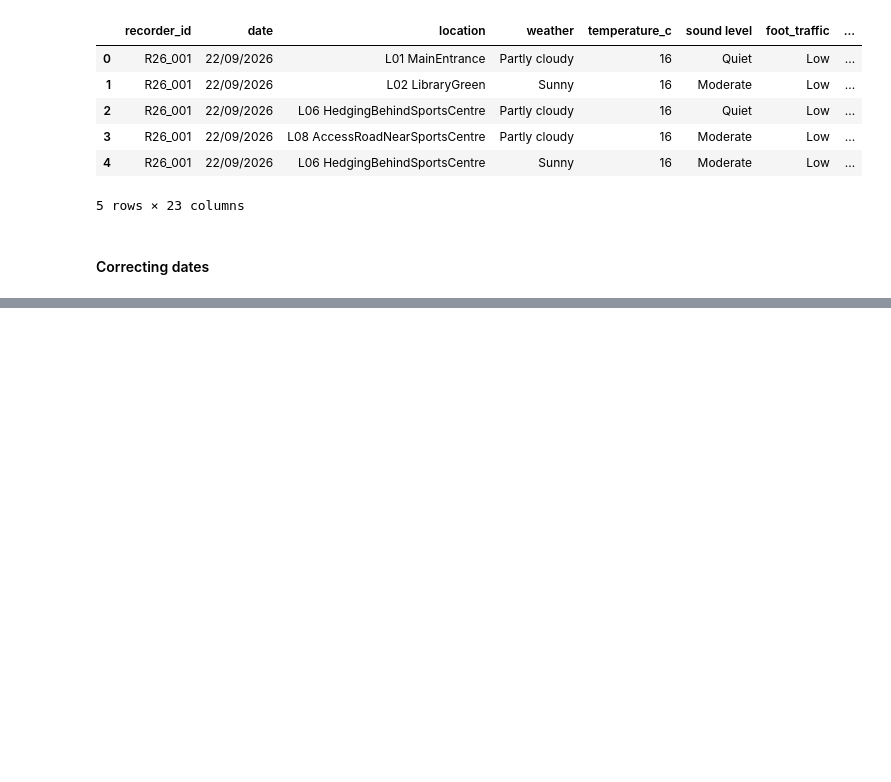
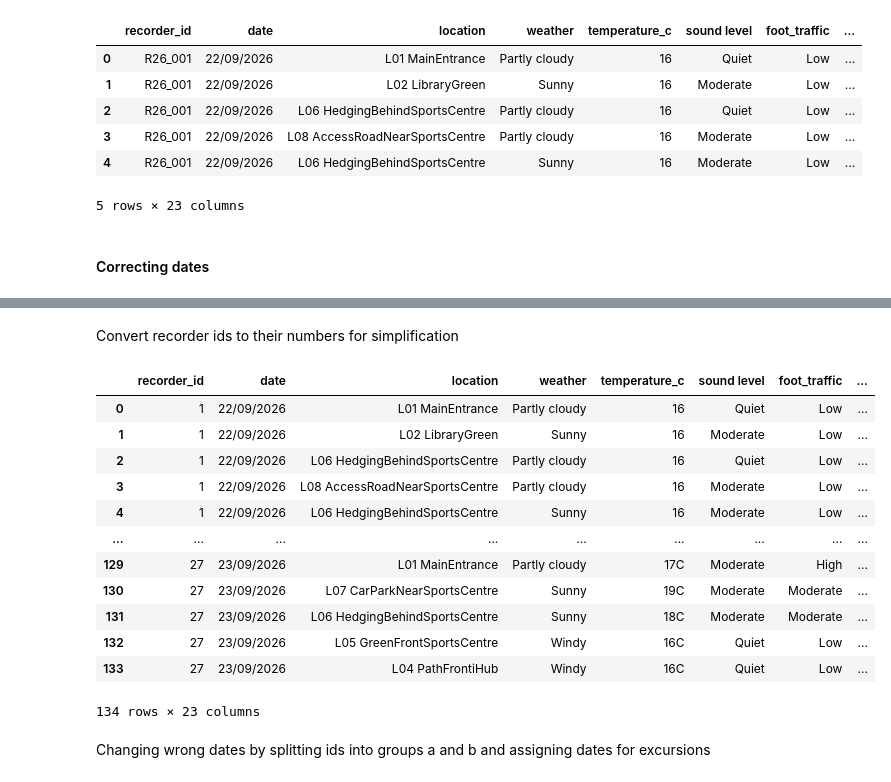
Before and after one commit to finnjaby/CampusDataProject, a Jupyter notebook: CampusDataProject.ipynb, the cells around one changed output, grey strips where cells are left out. Drawn from its saved outputs; the diff is of its cells as text; code cells hidden in the pictures; blank space fills up the shorter version.

```diff
--- a/CampusDataProject.ipynb
+++ b/CampusDataProject.ipynb
@@ -79,0 +91,2 @@ display(df.head())
+# %%
+df.loc[94:98, 'recorder_id'] = 'R26_020'
@@ -79,0 +102,27 @@ display(df.head())
+# %% [markdown]
+Convert recorder ids to their numbers for simplification
+# %%
+df['recorder_id'] = pd.to_numeric(
+    df['recorder_id'].astype(str).str.extract(r'(\d+)$')[0],
+    errors='coerce'
+).fillna(-1).astype(int).astype(str)
+
+df['recorder_id'] = df['recorder_id'].replace('-1', 'Unknown')
+
+display(df.head(134))
+# %% [output]
+|  | recorder_id | date | location | weather | temperature_c | sound level | foot_traffic | ... |
+| 0 | 1 | 22/09/2026 | L01 MainEntrance | Partly cloudy | 16 | Quiet | Low | ... |
+| 1 | 1 | 22/09/2026 | L02 LibraryGreen | Sunny | 16 | Moderate | Low | ... |
+| 2 | 1 | 22/09/2026 | L06 HedgingBehindSportsCentre | Partly cloudy | 16 | Quiet | Low | ... |
+| 3 | 1 | 22/09/2026 | L08 AccessRoadNearSportsCentre | Partly cloudy | 16 | Moderate | Low | ... |
+| 4 | 1 | 22/09/2026 | L06 HedgingBehindSportsCentre | Sunny | 16 | Moderate | Low | ... |
+| ... | ... | ... | ... | ... | ... | ... | ... | ... |
+| 129 | 27 | 23/09/2026 | L01 MainEntrance | Partly cloudy | 17C | Moderate | High | ... |
+| 130 | 27 | 23/09/2026 | L07 CarParkNearSportsCentre | Sunny | 19C | Moderate | Moderate | ... |
+| 131 | 27 | 23/09/2026 | L06 HedgingBehindSportsCentre | Sunny | 18C | Moderate | Moderate | ... |
+| 132 | 27 | 23/09/2026 | L05 GreenFrontSportsCentre | Windy | 16C | Quiet | Low | ... |
+| 133 | 27 | 23/09/2026 | L04 PathFrontiHub | Windy | 16C | Quiet | Low | ... |
+134 rows × 23 columns
+# %% [markdown]
+Changing wrong dates by splitting ids into groups a and b and assigning dates for excursions
```
Also changed, not shown: parts of 3 cells of this notebook.
